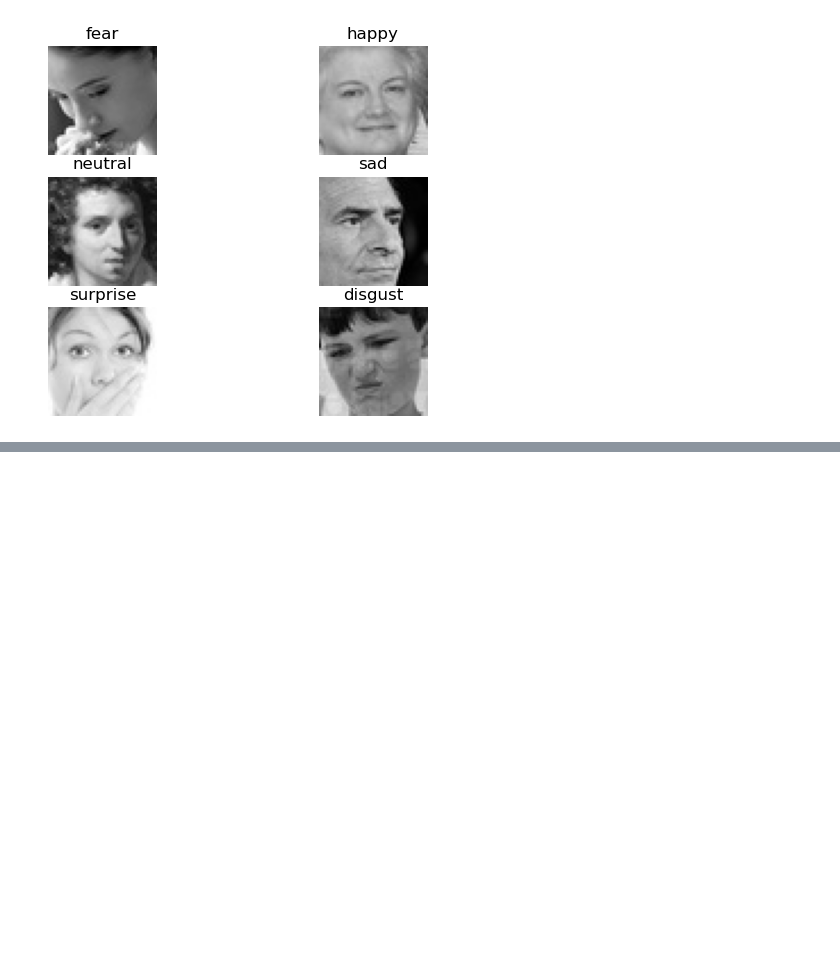
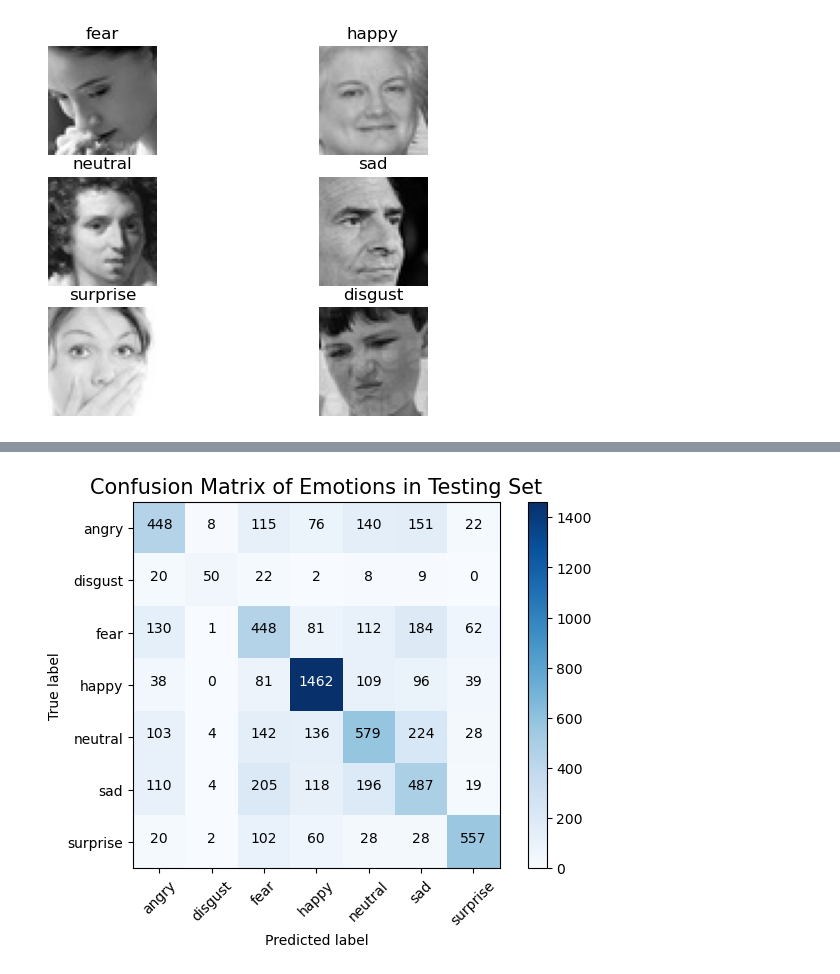
Before and after one commit to aronnicksnts/Facial-Expression-CNN, a Jupyter notebook: main.ipynb, the cells around one changed output, grey strips where cells are left out. Saved outputs shown, nothing was run; the diff lists cells and outputs as text; code cells hidden in the pictures; blank space fills up the shorter version.

```diff
--- a/main.ipynb
+++ b/main.ipynb
@@ -88,0 +251,8 @@ for i in range(len(sample_images_path)):
+# %%
+# Predict the emotion and convert them to their original label of emotion
+y_predict = model.predict(test_data)
+y_predict = np.argmax(y_predict, axis=1)
+y_true = np.argmax(test_labels, axis=1)
+
+y_predict = encoder.inverse_transform(y_predict)
+y_true = encoder.inverse_transform(y_true)
@@ -88,0 +279,31 @@ for i in range(len(sample_images_path)):
+# %%
+confusion_mat = confusion_matrix(y_true, y_predict)
+
+# Create confusion matrix of the predicted and true labels
+def plot_confusion_matrix(cm, classes,
+                          normalize=False,
+                          title='Confusion Matrix of Emotions in Testing Set',
+                          cmap=plt.cm.Blues):
+
+    plt.imshow(cm, interpolation='nearest', cmap=cmap)
+    plt.title(title, fontsize=15)
+    plt.colorbar()
+    tick_marks = np.arange(len(classes))
+    plt.xticks(tick_marks, classes, rotation=45)
+    plt.yticks(tick_marks, classes)
+
+    thresh = cm.max() / 2.
+    for i, j in itertools.product(range(cm.shape[0]), range(cm.shape[1])):
+        plt.text(j, i, cm[i, j],
+                 horizontalalignment="center",
+                 color="white" if cm[i, j] > thresh else "black")
+
+    plt.tight_layout()
+    plt.ylabel('True label')
+    plt.xlabel('Predicted label')
+
+
+all_classes = ['angry', 'disgust', 'fear', 'happy', 'neutral', 'sad', 'surprise']
+plot_confusion_matrix(confusion_mat, classes = all_classes)
+# %% [output]
+[figure, added]
```
Also changed, not shown: parts of 21 cells of this notebook.
